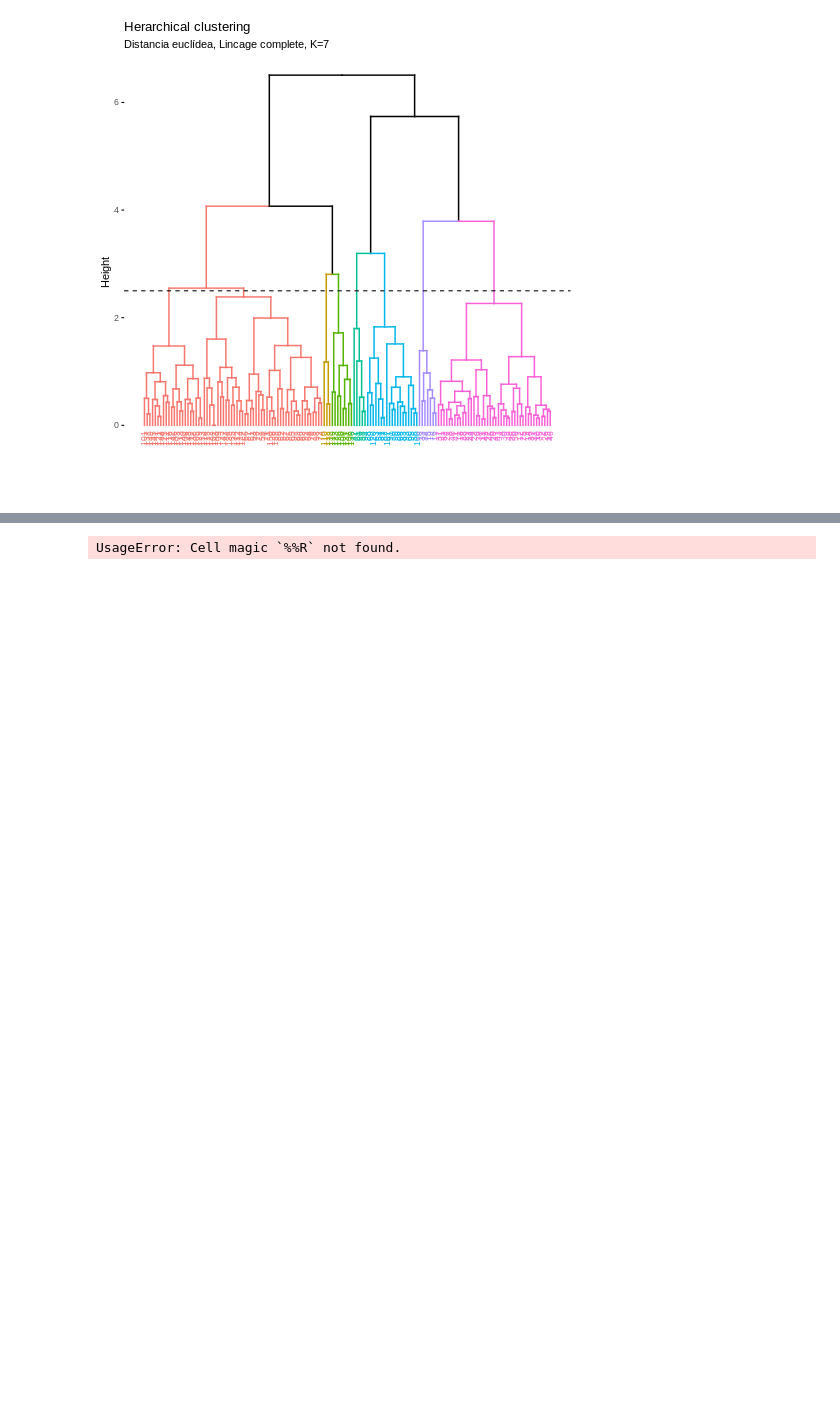
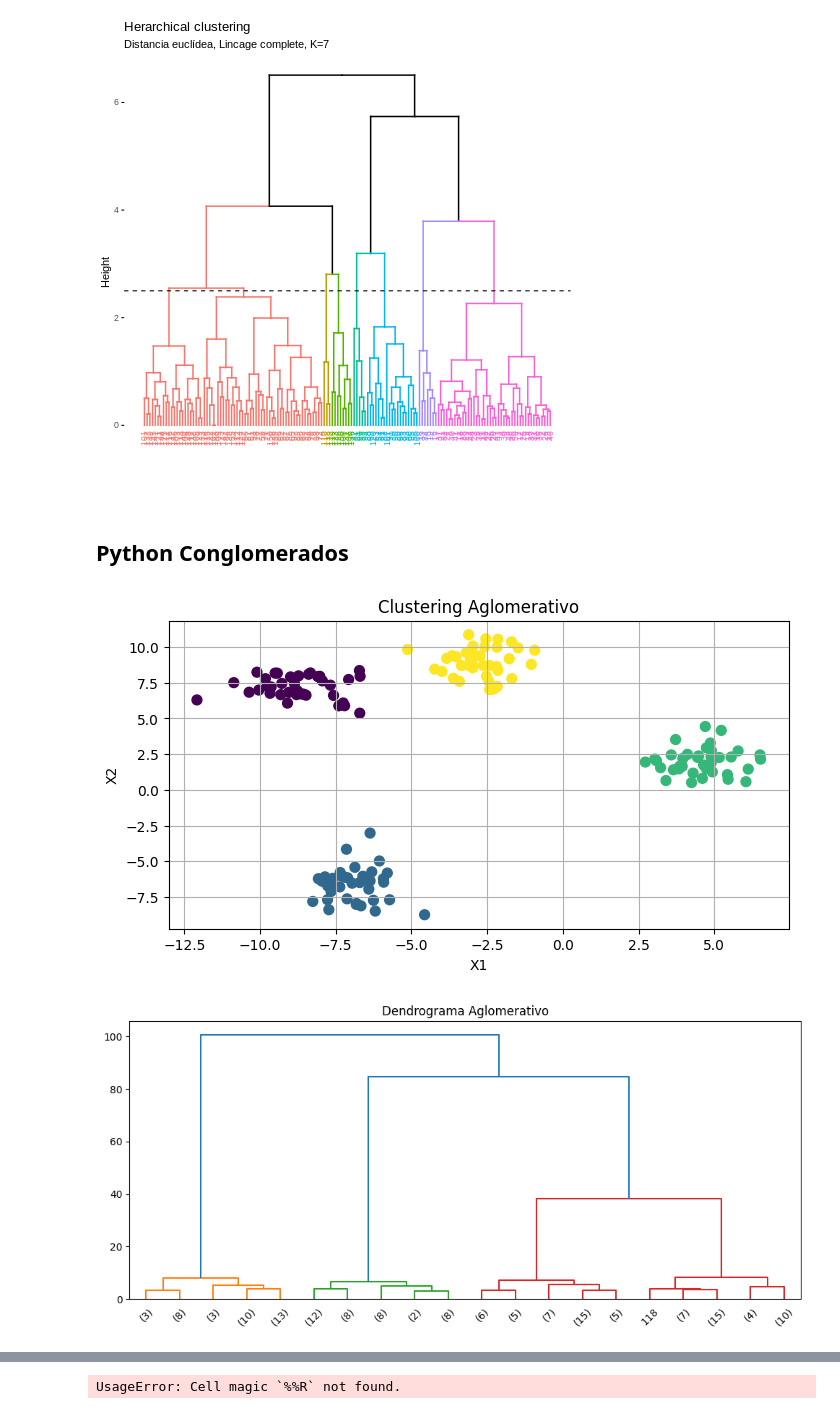
Before and after one commit to pikey-msc/AprendizMaquina, a Jupyter notebook: 2025-2/No Supervisados/no_supervisados_r_pyth.ipynb, the cells around one changed output, grey strips where cells are left out. Drawn from its saved outputs; the diff is of its cells as text; code cells hidden in the pictures; blank space fills up the shorter version.

```diff
--- a/2025-2/No Supervisados/no_supervisados_r_pyth.ipynb
+++ b/2025-2/No Supervisados/no_supervisados_r_pyth.ipynb
@@ -780,3 +934,37 @@ fviz_dend(x = hc_euclidea_completo, k = 7, cex = 0.6) +
 # %% [output]
 [figure]
 [figure]
+# %% [markdown]
+## Python Conglomerados
+# %%
+import numpy as np
+import matplotlib.pyplot as plt
+from sklearn.datasets import make_blobs
+from sklearn.cluster import AgglomerativeClustering
+from scipy.cluster.hierarchy import dendrogram, linkage
+
+# Crear datos sintéticos
+X, y = make_blobs(n_samples=150, centers=4, cluster_std=1.0, random_state=42)
+
+# Clustering aglomerativo
+model = AgglomerativeClustering(n_clusters=4)
+y_pred = model.fit_predict(X)
+
+# Graficar clusters
+plt.figure(figsize=(8, 4))
+plt.scatter(X[:, 0], X[:, 1], c=y_pred, cmap='viridis', s=50)
+plt.title("Clustering Aglomerativo")
+plt.xlabel("X1")
+plt.ylabel("X2")
+plt.grid()
+plt.show()
+
+# Dendrograma
+linked = linkage(X, method='ward')
+plt.figure(figsize=(12, 5))
+dendrogram(linked, truncate_mode='lastp', p=20, leaf_rotation=45., leaf_font_size=10.)
+plt.title("Dendrograma Aglomerativo")
+plt.show()
+# %% [output]
+[figure, added]
+[figure, added]
```
Also changed, not shown: parts of 9 cells of this notebook.
